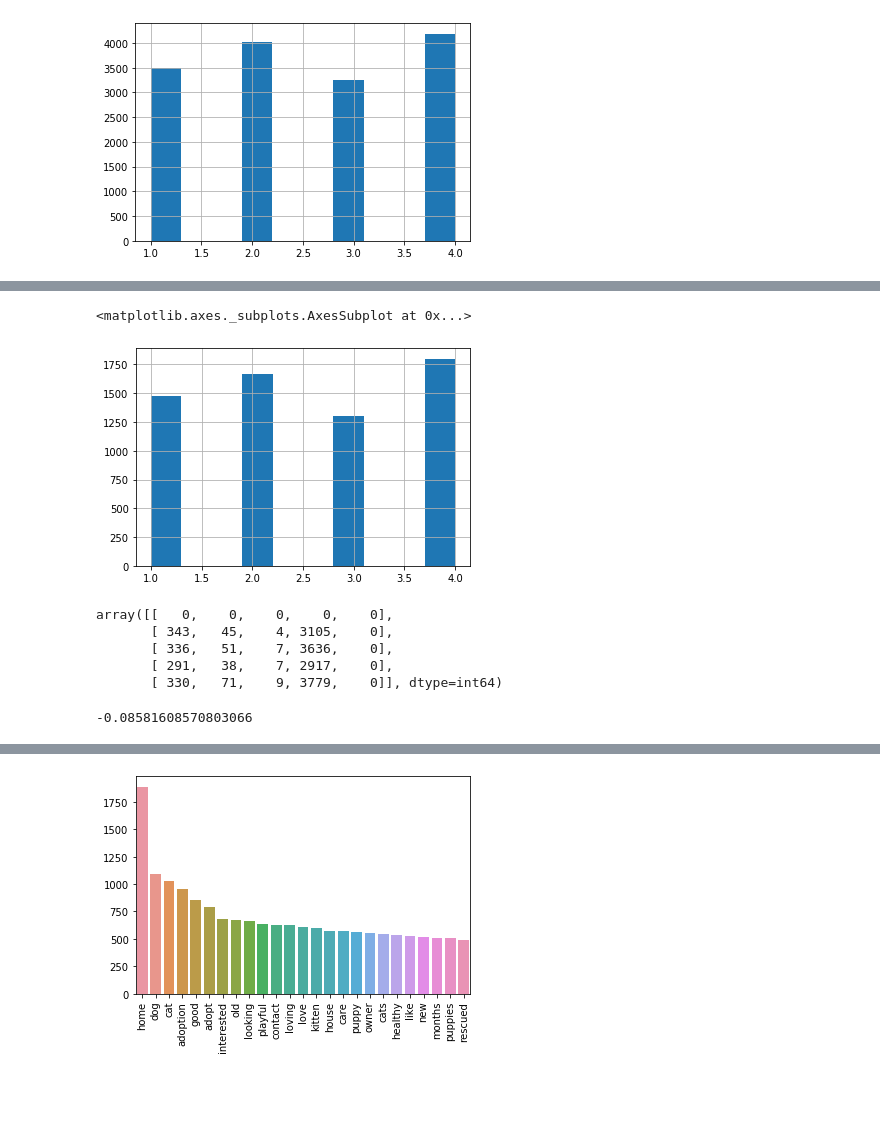
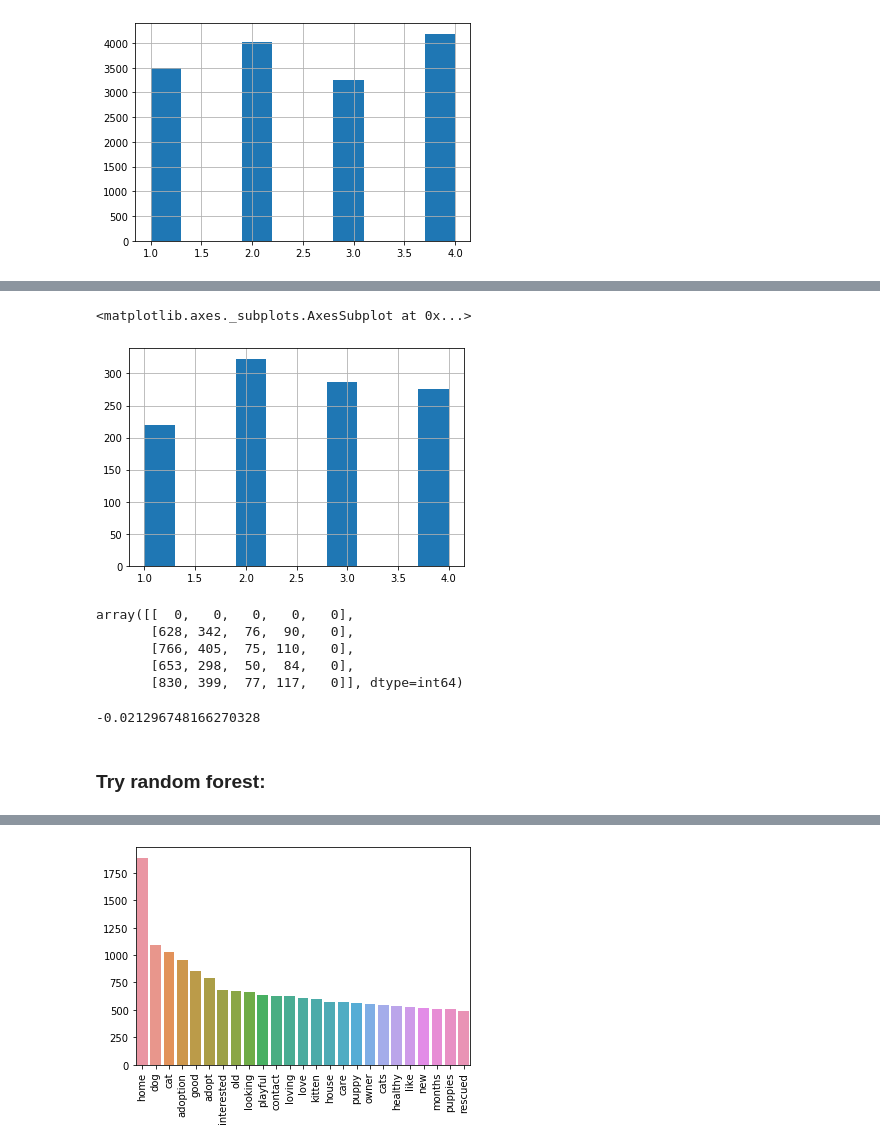
Before and after one commit to julia2133/Thinkful, a Jupyter notebook: Unit 4 Capstone Final.ipynb, the cells around one changed output, grey strips where cells are left out. Cells and saved outputs as stored; diff of their text form; code cells hidden in the pictures; blank space fills up the shorter version.

```diff
--- a/Unit 4 Capstone Final.ipynb
+++ b/Unit 4 Capstone Final.ipynb
@@ -102,2 +83,0 @@ for i, desc in enumerate(df_text['clean']):
-# %%
-df_text= df_text.join(pd.DataFrame({'NLP':temp}))
@@ -106,6 +109,6 @@ df_text.dropna(inplace=True)
 # %%
-#BoW
-cv = CountVectorizer(max_features=2000)
+# Set up BOW
+cv = CountVectorizer(max_features=2000,tokenizer = spacy_tokenizer, ngram_range=(1,1))
 X_bow = cv.fit_transform(df_text['clean']).toarray()
 y_bow = df_text.iloc[:,0].values
 X_train_bow, X_test_bow, y_train_bow, y_test_bow = train_test_split(X_bow,y_bow,test_size=0.25)
@@ -138,8 +144,16 @@ X_bow_std = sc.fit_transform(X_bow)
+# %%
+vectorizer = TfidfVectorizer()
+test_df = df_text[:5000].copy()
+X_tfidf=vectorizer.fit_transform(test_df['Description'])
+y=test_df.iloc[:,0].values
+X_train_tfidf, X_test_tfidf, y_train_tfidf, y_test_tfidf = train_test_split(X_tfidf,y,test_size=0.25)
 # %%
-km.fit(X_bow_std)
+'''km.fit(X_tfidf)
 clusters = km.labels_.tolist()
-df_text['cluster']= clusters
-df_text['cluster'].value_counts()
-df_text['cluster'].hist()
+df_text['cluster tfidf']= clusters
+df_text['cluster tfidf'].hist()'''
+
+test_df['cluster tfidf']= clusters
+test_df['cluster tfidf'].hist()
 # %% [output]
 <matplotlib.axes._subplots.AxesSubplot at 0x...>
@@ -160,22 +161,28 @@ df_text['cluster tfidf'].hist()
 # %%
-df_text[df_text['cluster tfidf']==1]['AdoptionSpeed'].hist()
+#df_text[df_text['cluster tfidf']==1]['AdoptionSpeed'].hist()
+test_df[test_df['cluster tfidf']==1]['AdoptionSpeed'].hist()
 # %% [output]
 <matplotlib.axes._subplots.AxesSubplot at 0x...>
-[figure, old version]
+[figure, new version]
 # %%
-confusion_matrix(y,df_text['cluster'])
+#confusion_matrix(y,df_text['cluster'])
+confusion_matrix(y,test_df['cluster'])
 # %% [output]
-array([[   0,    0,    0,    0,    0],
-       [ 343,   45,    4, 3105,    0],
-       [ 336,   51,    7, 3636,    0],
-       [ 291,   38,    7, 2917,    0],
-       [ 330,   71,    9, 3779,    0]], dtype=int64)
+array([[  0,   0,   0,   0,   0],
+       [628, 342,  76,  90,   0],
+       [766, 405,  75, 110,   0],
+       [653, 298,  50,  84,   0],
+       [830, 399,  77, 117,   0]], dtype=int64)
 # %%
 from sklearn import metrics
-metrics.adjusted_rand_score(y, df_text['cluster'])
-metrics.silhouette_score(y.reshape(-1, 1),df_text['cluster'])
+#metrics.adjusted_rand_score(y, df_text['cluster'])
+#metrics.silhouette_score(y.reshape(-1, 1),df_text['cluster'])
+
+metrics.silhouette_score(y.reshape(-1, 1),test_df['cluster'])
 # %% [output]
--0.08581608570803066
+-0.021296748166270328
+# %% [markdown]
+### Try random forest:
 # %%
 rfc = ensemble.RandomForestClassifier(n_estimators=10)
 rfc.fit(X_train_bow, y_train_bow)
```
Also changed, not shown: parts of 102 cells of this notebook.
